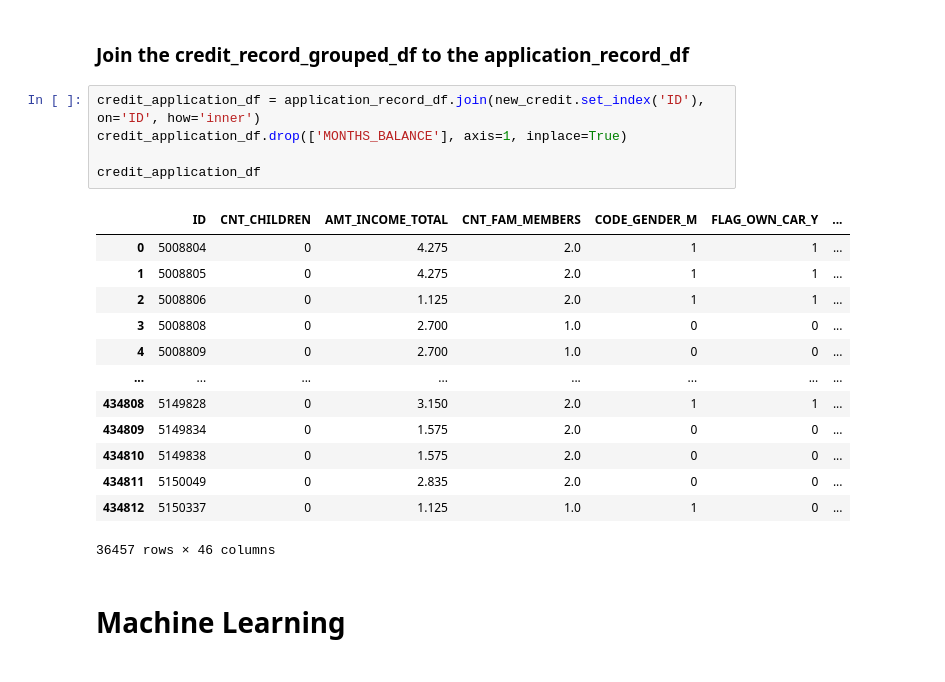
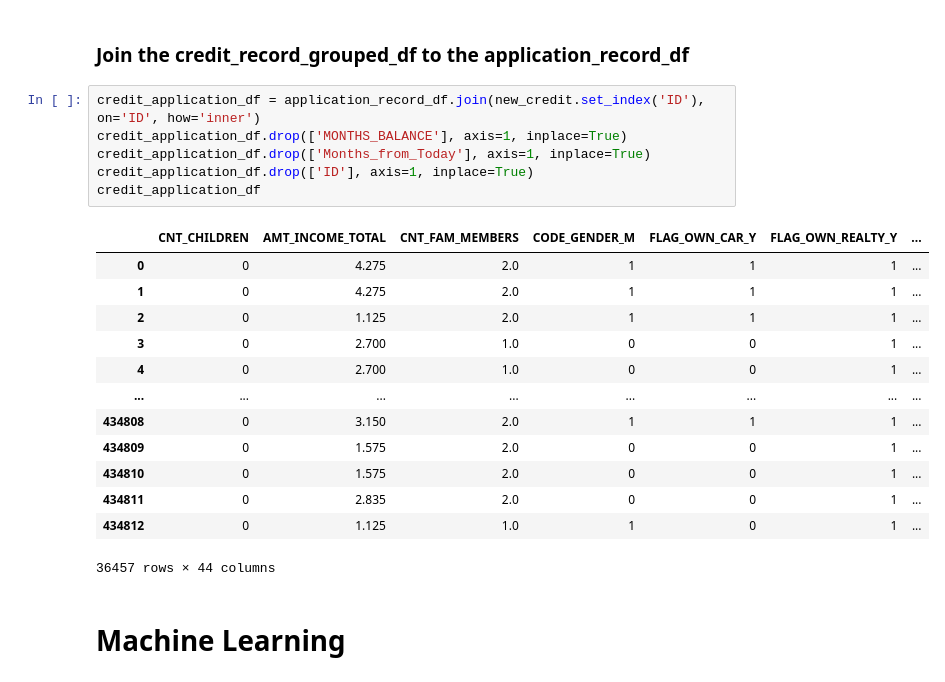
Before and after one commit to summerginger/DataSweeper_Project, a Jupyter notebook: machine_learning/Kaggle_Dataframe_Structures.ipynb, the cells around one changed output. Saved outputs shown, nothing was run; the diff lists cells and outputs as text.

Commit message:
removed ID, Months_from_Today from features

```diff
--- a/machine_learning/Kaggle_Dataframe_Structures.ipynb
+++ b/machine_learning/Kaggle_Dataframe_Structures.ipynb
@@ -421,22 +421,23 @@ memory usage: 39.3 MB
 # %%
 credit_application_df = application_record_df.join(new_credit.set_index('ID'), on='ID', how='inner')
 credit_application_df.drop(['MONTHS_BALANCE'], axis=1, inplace=True)
-
+credit_application_df.drop(['Months_from_Today'], axis=1, inplace=True)
+credit_application_df.drop(['ID'], axis=1, inplace=True)
 credit_application_df
 # %% [output]
-|  | ID | CNT_CHILDREN | AMT_INCOME_TOTAL | CNT_FAM_MEMBERS | CODE_GENDER_M | FLAG_OWN_CAR_Y | ... |
-| 0 | 5008804 | 0 | 4.275 | 2.0 | 1 | 1 | ... |
-| 1 | 5008805 | 0 | 4.275 | 2.0 | 1 | 1 | ... |
-| 2 | 5008806 | 0 | 1.125 | 2.0 | 1 | 1 | ... |
-| 3 | 5008808 | 0 | 2.700 | 1.0 | 0 | 0 | ... |
-| 4 | 5008809 | 0 | 2.700 | 1.0 | 0 | 0 | ... |
+|  | CNT_CHILDREN | AMT_INCOME_TOTAL | CNT_FAM_MEMBERS | CODE_GENDER_M | FLAG_OWN_CAR_Y | FLAG_OWN_REALTY_Y | ... |
+| 0 | 0 | 4.275 | 2.0 | 1 | 1 | 1 | ... |
+| 1 | 0 | 4.275 | 2.0 | 1 | 1 | 1 | ... |
+| 2 | 0 | 1.125 | 2.0 | 1 | 1 | 1 | ... |
+| 3 | 0 | 2.700 | 1.0 | 0 | 0 | 1 | ... |
+| 4 | 0 | 2.700 | 1.0 | 0 | 0 | 1 | ... |
 | ... | ... | ... | ... | ... | ... | ... | ... |
-| 434808 | 5149828 | 0 | 3.150 | 2.0 | 1 | 1 | ... |
-| 434809 | 5149834 | 0 | 1.575 | 2.0 | 0 | 0 | ... |
-| 434810 | 5149838 | 0 | 1.575 | 2.0 | 0 | 0 | ... |
-| 434811 | 5150049 | 0 | 2.835 | 2.0 | 0 | 0 | ... |
-| 434812 | 5150337 | 0 | 1.125 | 1.0 | 1 | 0 | ... |
+| 434808 | 0 | 3.150 | 2.0 | 1 | 1 | 1 | ... |
+| 434809 | 0 | 1.575 | 2.0 | 0 | 0 | 1 | ... |
+| 434810 | 0 | 1.575 | 2.0 | 0 | 0 | 1 | ... |
+| 434811 | 0 | 2.835 | 2.0 | 0 | 0 | 1 | ... |
+| 434812 | 0 | 1.125 | 1.0 | 1 | 0 | 1 | ... |
-36457 rows × 46 columns
+36457 rows × 44 columns
 # %% [markdown]
 # Machine Learning
 # %%
```
Also changed, not shown: parts of 20 cells of this notebook.
